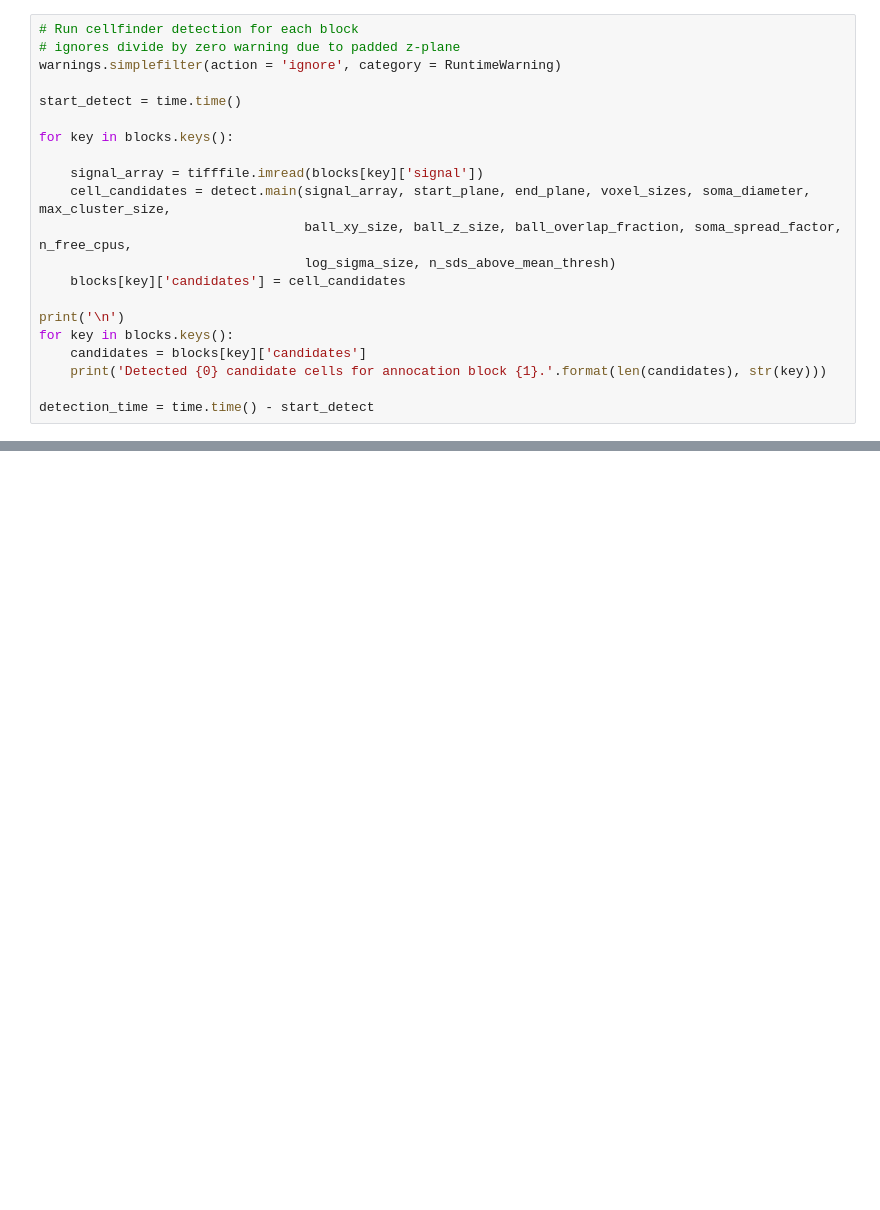
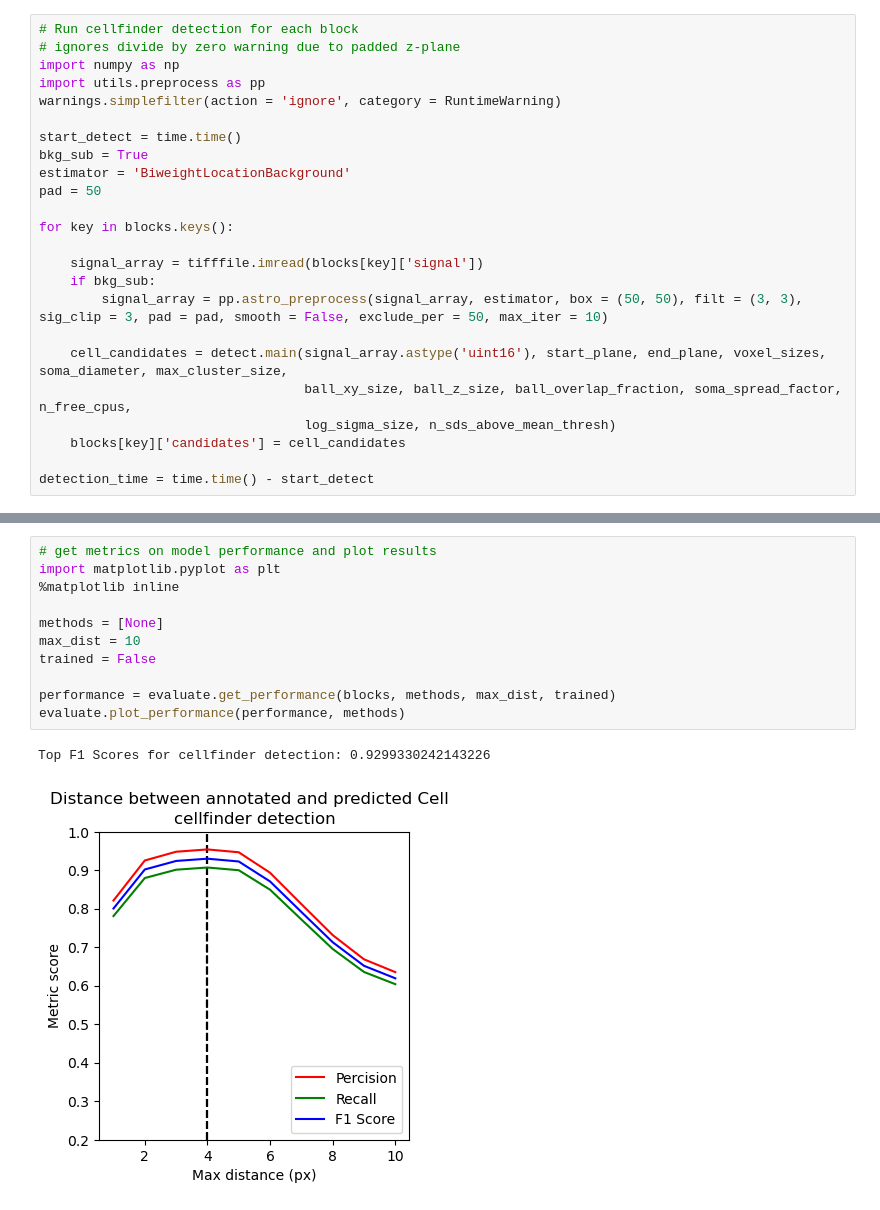
Before and after one commit to AllenInstitute/LS_Segmentation_Evaluation, a Jupyter notebook: notebooks/cellfinder_profiler.ipynb, the cells around one changed output, grey strips where cells are left out. Cells and saved outputs as stored; diff of their text form; blank space fills up the shorter version.

```diff
--- a/notebooks/cellfinder_profiler.ipynb
+++ b/notebooks/cellfinder_profiler.ipynb
@@ -102,23 +117,26 @@ Pulled annotation data for block 2.
 # %%
 # Run cellfinder detection for each block
 # ignores divide by zero warning due to padded z-plane
+import numpy as np
+import utils.preprocess as pp
 warnings.simplefilter(action = 'ignore', category = RuntimeWarning)
 
 start_detect = time.time()
+bkg_sub = True
+estimator = 'BiweightLocationBackground'
+pad = 50
 
 for key in blocks.keys():
 
     signal_array = tifffile.imread(blocks[key]['signal'])
-    cell_candidates = detect.main(signal_array, start_plane, end_plane, voxel_sizes, soma_diameter, max_cluster_size,
+    if bkg_sub:
+        signal_array = pp.astro_preprocess(signal_array, estimator, box = (50, 50), filt = (3, 3), sig_clip = 3, pad = pad, smooth = False, exclude_per = 50, max_iter = 10)
+
+    cell_candidates = detect.main(signal_array.astype('uint16'), start_plane, end_plane, voxel_sizes, soma_diameter, max_cluster_size,
                                   ball_xy_size, ball_z_size, ball_overlap_fraction, soma_spread_factor, n_free_cpus,
                                   log_sigma_size, n_sds_above_mean_thresh)
     blocks[key]['candidates'] = cell_candidates
 
-print('\n')
-for key in blocks.keys():
-    candidates = blocks[key]['candidates']
-    print('Detected {0} candidate cells for annocation block {1}.'.format(len(candidates), str(key)))
-
 detection_time = time.time() - start_detect
 # %% [output]
 Plane 0 received for 3D filtering
@@ -447,0 +405,14 @@ print(metric_df[10:])
+# %%
+# get metrics on model performance and plot results
+import matplotlib.pyplot as plt
+%matplotlib inline
+
+methods = [None]
+max_dist = 10
+trained = False
+
+performance = evaluate.get_performance(blocks, methods, max_dist, trained)
+evaluate.plot_performance(performance, methods)
+# %% [output]
+Top F1 Scores for cellfinder detection: 0.9299330242143226
+[figure, added]
```
Also changed, not shown: parts of 17 cells of this notebook, 11 other files.
